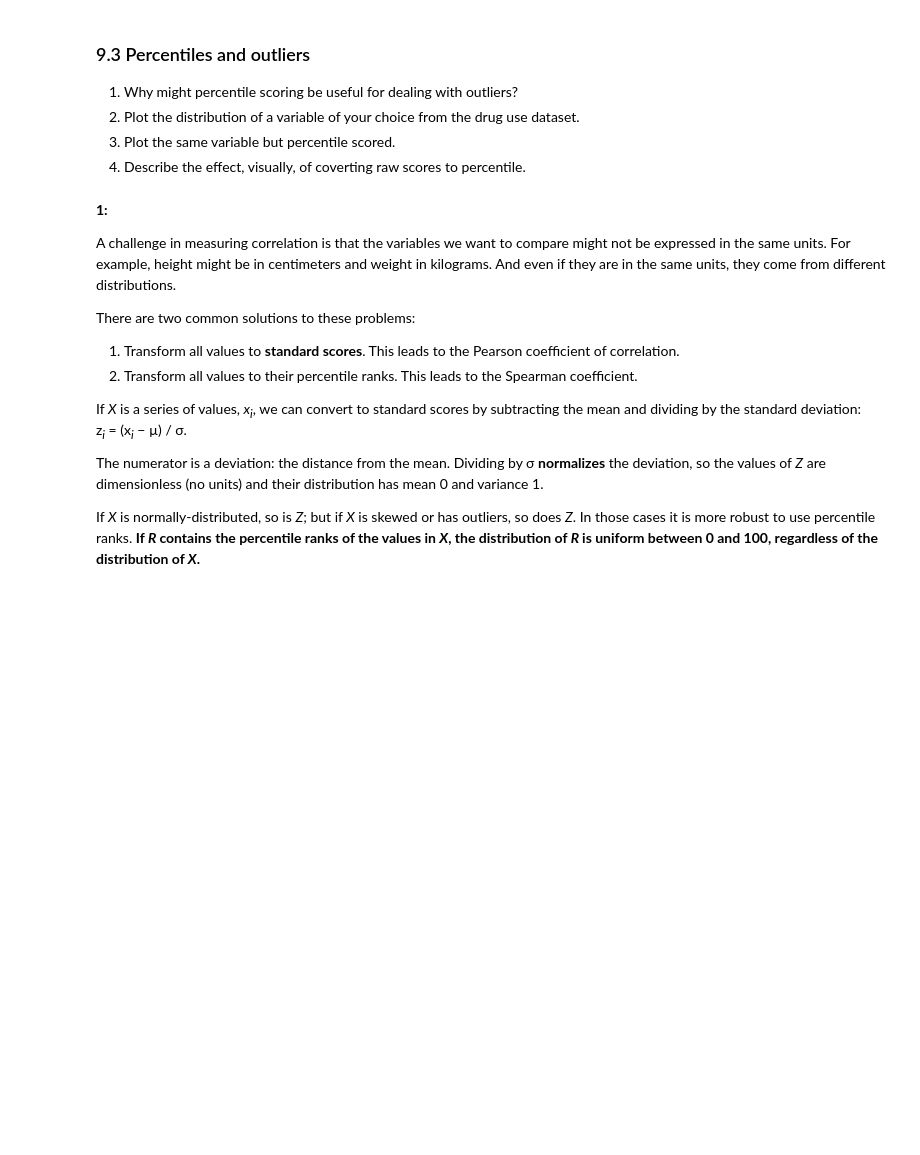
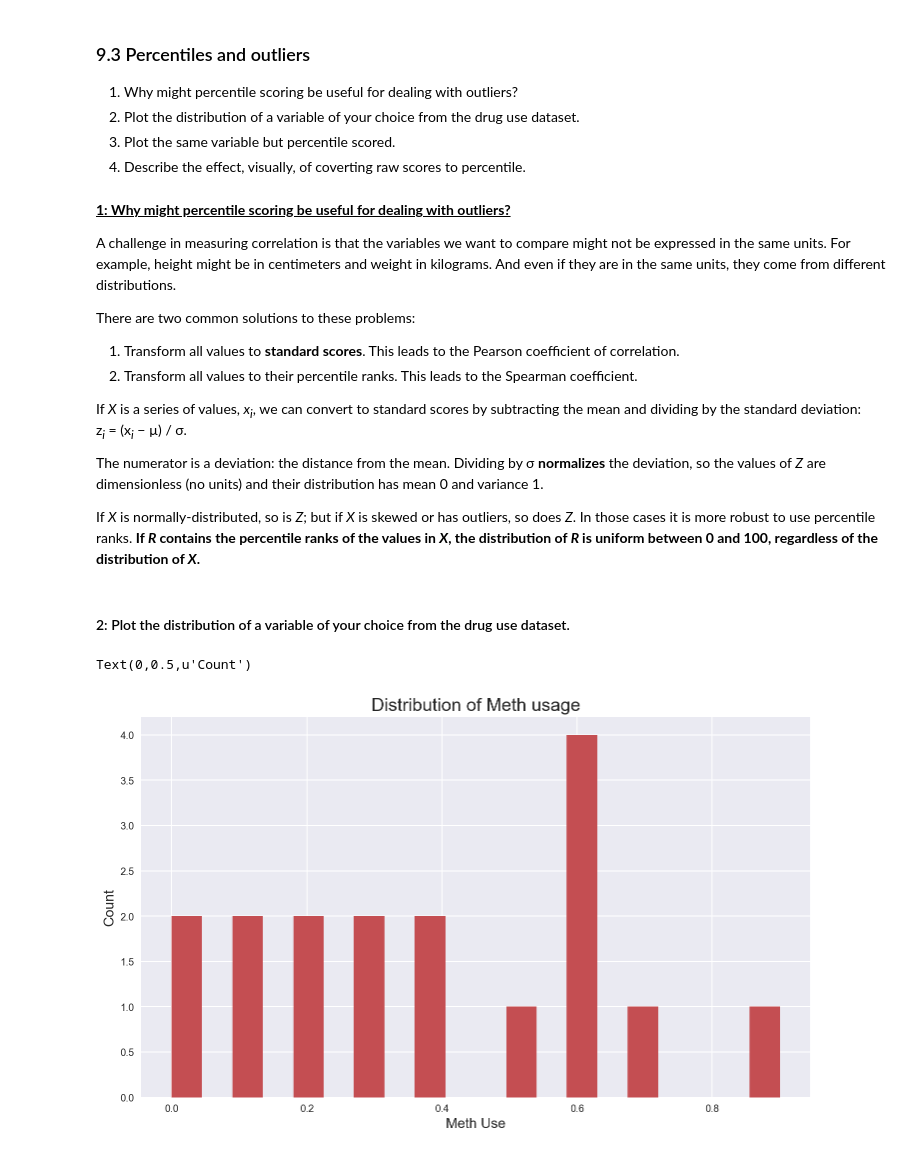
Before and after one commit to ivansim1989/Projects, a Jupyter notebook: DSI4_Project_2/project-02-v2-starter-code.ipynb, the cells around one changed output. Drawn from its saved outputs; the diff is of its cells as text; code cells hidden in the pictures; blank space fills up the shorter version.

```diff
--- a/DSI4_Project_2/project-02-v2-starter-code.ipynb
+++ b/DSI4_Project_2/project-02-v2-starter-code.ipynb
@@ -1201,7 +1314,7 @@ df[df['State'] == 'CA']
 3. Plot the same variable but percentile scored.
 4. Describe the effect, visually, of coverting raw scores to percentile.
 # %% [markdown]
-<p><b>1:</b></p>
+<p><b><u>1: Why might percentile scoring be useful for dealing with outliers?</u></b></p>
 <p>A challenge in measuring correlation is that the variables we want to compare might not be expressed in the same units. For example, height might be in centimeters and weight in kilograms. And even if they are in the same units, they come from different distributions.</p>
 <p>There are two common solutions to these problems:</p>
 <ol class="enumerate" type="1">
@@ -1211,3 +1324,14 @@ df[df['State'] == 'CA']
 <p>If&nbsp;<em>X</em>&nbsp;is a series of values,&nbsp;<em>x<sub>i</sub></em>, we can convert to standard scores by subtracting the mean and dividing by the standard deviation: z<em><sub>i</sub></em>&nbsp;=&nbsp;(x<em><sub>i</sub></em>&nbsp;&minus;&nbsp;&micro;) / &sigma;.</p>
 <p>The numerator is a deviation: the distance from the mean. Dividing by &sigma;&nbsp;<strong>normalizes</strong>&nbsp;the deviation, so the values of&nbsp;<em>Z</em>&nbsp;are dimensionless (no units) and their distribution has mean 0 and variance 1.</p>
 <p>If&nbsp;<em>X</em>&nbsp;is normally-distributed, so is&nbsp;<em>Z</em>; but if&nbsp;<em>X</em>&nbsp;is skewed or has outliers, so does&nbsp;<em>Z</em>. In those cases it is more robust to use percentile ranks. <strong>If&nbsp;<em>R&nbsp;</em>contains the percentile ranks of the values in&nbsp;<em>X</em>, the distribution of&nbsp;<em>R&nbsp;</em>is uniform between 0 and 100, regardless of the distribution of&nbsp;<em>X</em>.</strong></p>
+# %% [markdown]
+#### 2: Plot the distribution of a variable of your choice from the drug use dataset.
+# %%
+plt.figure(figsize=(12,7))
+ax = sns.distplot(df_drugs_use[['methuse']], bins=20, kde=False, hist_kws={"histtype": "bar", "linewidth": 3, "alpha": 1, "color": "r"})
+ax.set_title('Distribution of Meth usage', fontsize=18)
+ax.set_xlabel('Meth Use', fontsize=14)
+ax.set_ylabel('Count',fontsize=14)
+# %% [output]
+Text(0,0.5,u'Count')
+[figure, added]
```
Also changed, not shown: parts of 16 cells of this notebook.
